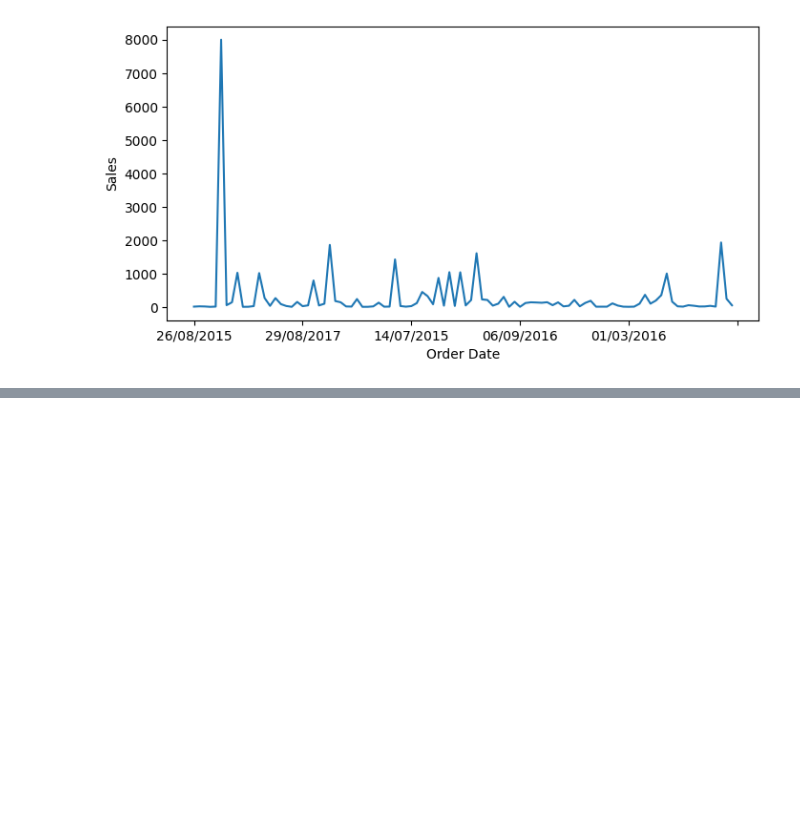
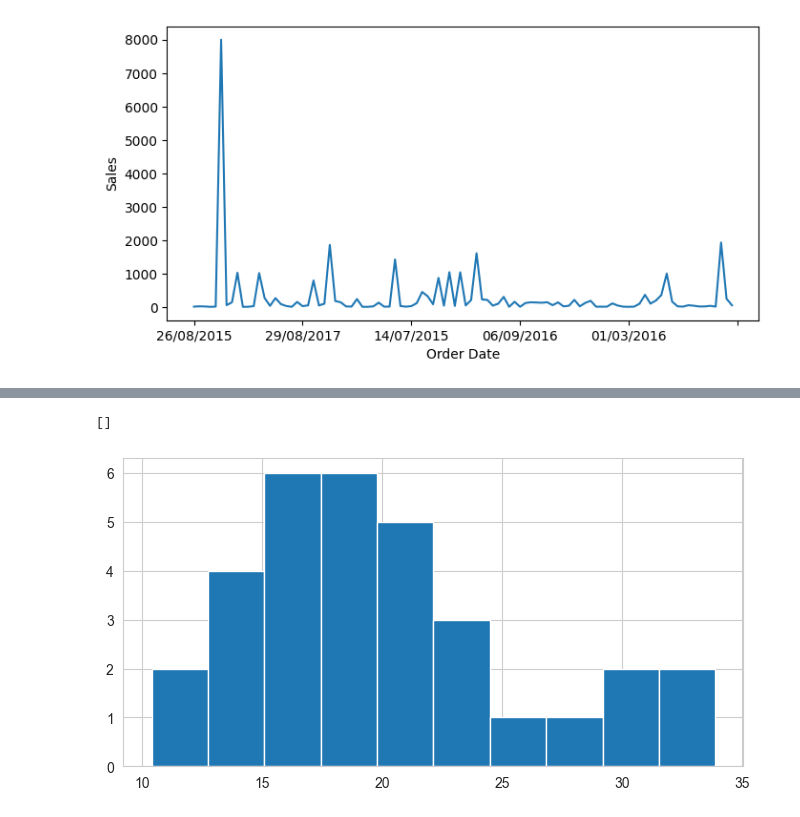
Before and after one commit to alphacodicnerd/practice-repo, a Jupyter notebook: Time_Series.ipynb, the cells around one changed output, grey strips where cells are left out. Saved outputs shown, nothing was run; the diff lists cells and outputs as text; code cells hidden in the pictures; blank space fills up the shorter version.

```diff
--- a/Time_Series.ipynb
+++ b/Time_Series.ipynb
@@ -40,0 +59,6 @@ df2['Sales'].plot()
+# %%
+plt.hist(mpg) #diffrent method
+plt.plot()
+# %% [output]
+[]
+[figure, added]
```
Also changed, not shown: parts of 12 cells of this notebook.
